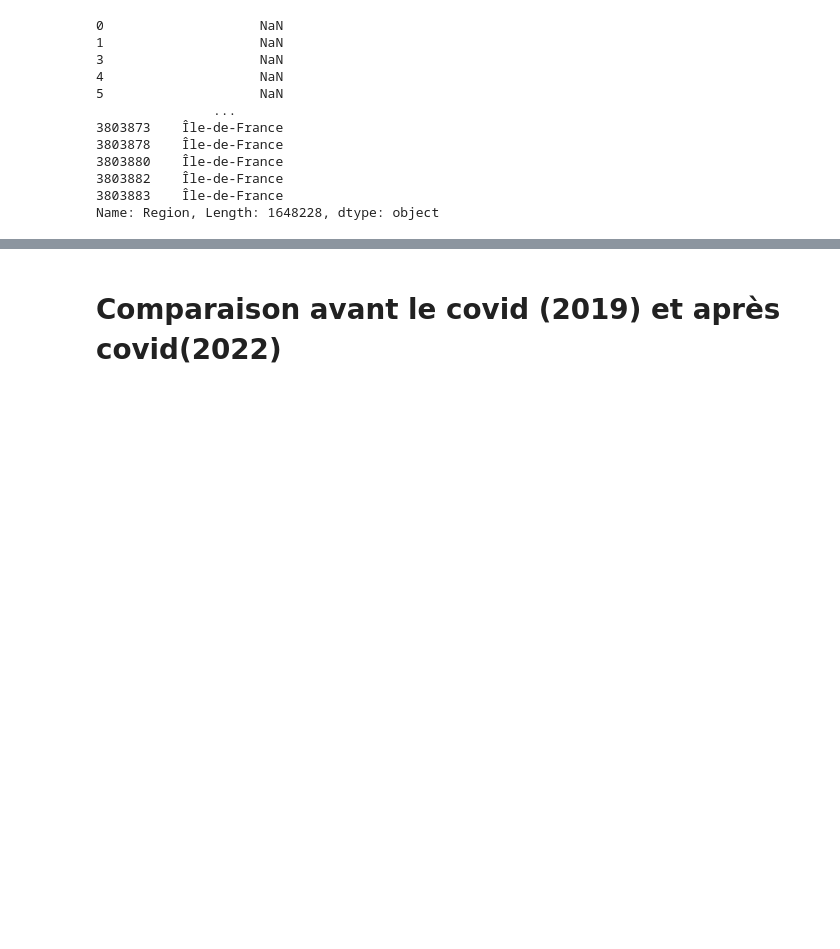
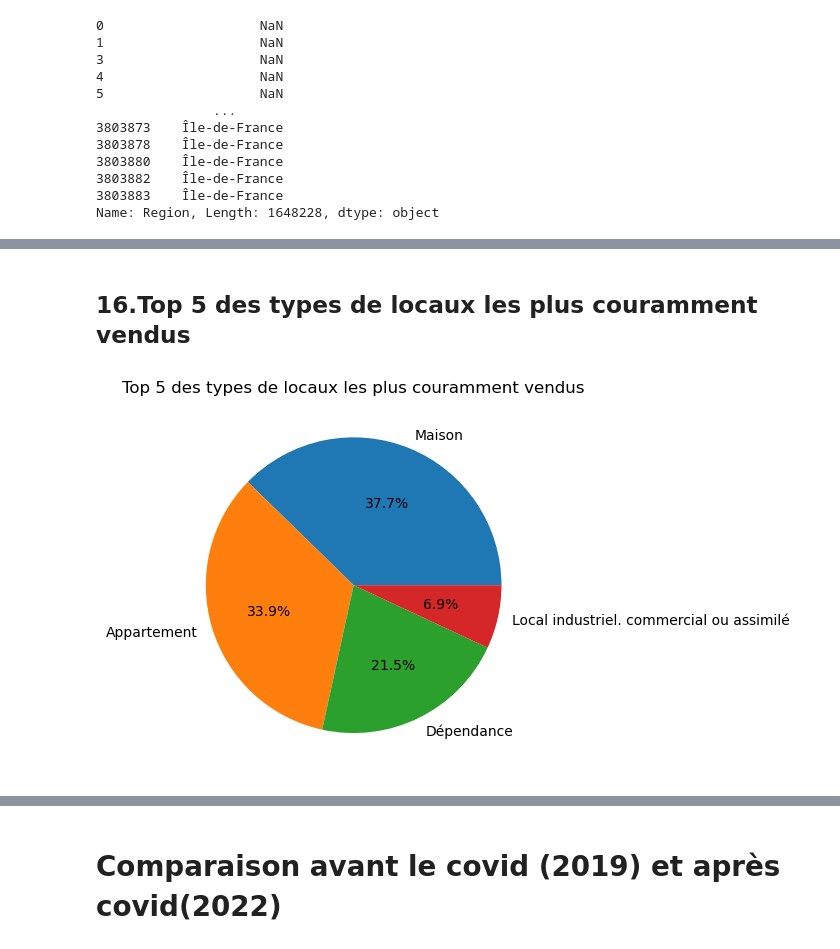
Before and after one commit to Marc94440/Projet-DVF, a Jupyter notebook: Projet_DVF.ipynb, the cells around one changed output, grey strips where cells are left out. Drawn from its saved outputs; the diff is of its cells as text; code cells hidden in the pictures; blank space fills up the shorter version.

```diff
--- a/Projet_DVF.ipynb
+++ b/Projet_DVF.ipynb
@@ -555,0 +486,10 @@ moins une autre année (en particulier avant covid)
+# %% [markdown]
+## 16.Top 5 des types de locaux les plus couramment vendus
+# %%
+top_5_types_locaux = VF_2022['Type local'].value_counts().nlargest(5)
+
+plt.pie(top_5_types_locaux, labels=top_5_types_locaux.index, autopct='%1.1f%%')
+plt.title('Top 5 des types de locaux les plus couramment vendus')
+plt.show()
+# %% [output]
+[figure, added]
```
Also changed, not shown: parts of 73 cells of this notebook.
